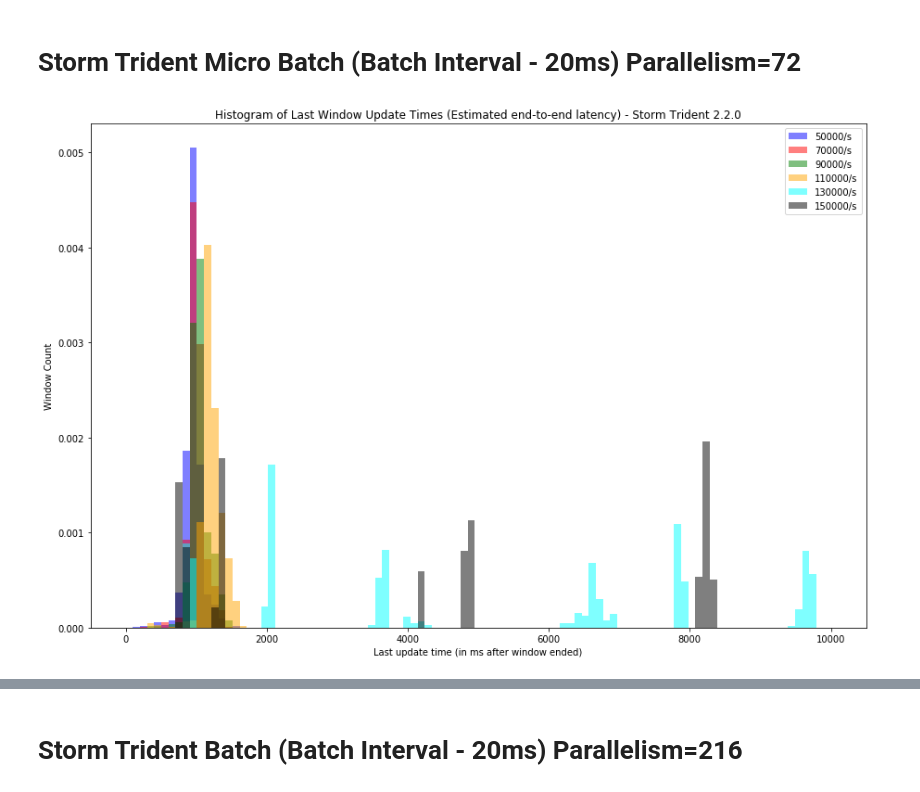
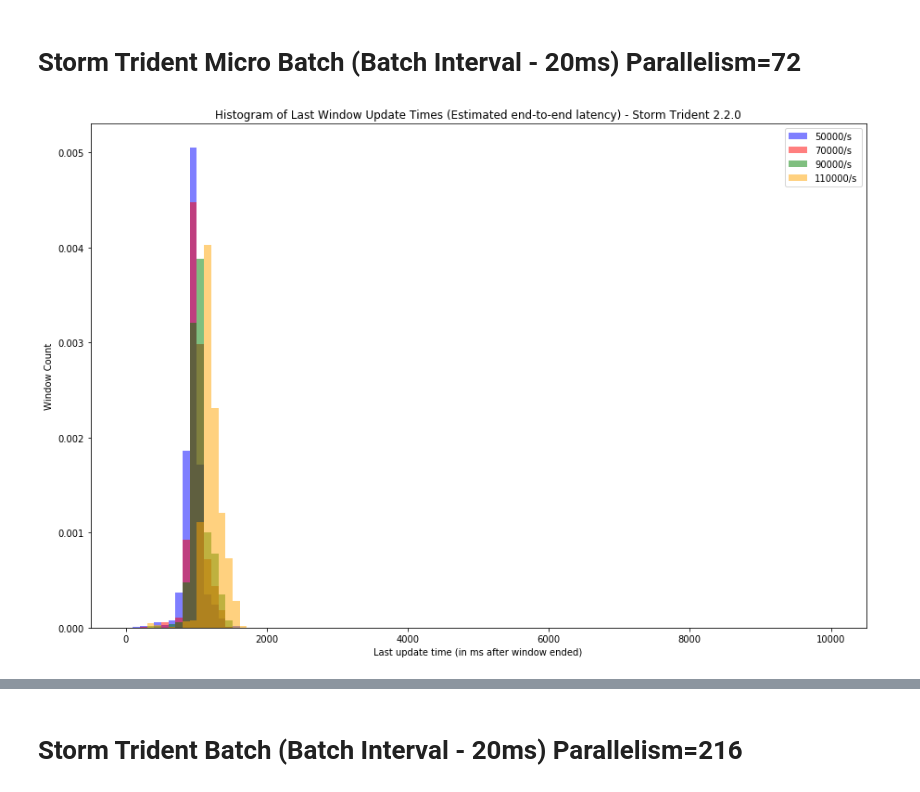
Before and after one commit to yahoo/streaming-benchmarks, a Jupyter notebook: pynotebooks/Benchmark_combined.ipynb, the cells around one changed output, grey strips where cells are left out. Drawn from its saved outputs; the diff is of its cells as text; code cells hidden in the pictures.

```diff
--- a/pynotebooks/Benchmark_combined.ipynb
+++ b/pynotebooks/Benchmark_combined.ipynb
@@ -1284,28 +1285,28 @@ Percentiles:  [ 1. 10. 25. 50. 75. 90. 99.]
 # %%
 window_size_ms = 10000   #10 seconds (for me). Adjust to match your benchmark and common component.
 
 files = [("../runs/results/TRIDENT_STORM/50000/updated.txt", "blue", "50000"),
          ("../runs/results/TRIDENT_STORM/70000/updated.txt", "red", "70000"),
          ("../runs/results/TRIDENT_STORM/90000/updated.txt", "green", "90000"),
          ("../runs/results/TRIDENT_STORM/110000/updated.txt", "orange", "110000"),
-         ("../runs/results/TRIDENT_STORM/130000/updated.txt", "cyan", "130000"),
-         ("../runs/results/TRIDENT_STORM/150000/updated.txt", "black", "150000")
+         #("../runs/results/TRIDENT_STORM/130000/updated.txt", "cyan", "130000"),
+         #("../runs/results/TRIDENT_STORM/150000/updated.txt", "black", "150000")
         ]
 
 filtered = [(get_filtered_updated(filename, window_size_ms), color, label) for (filename, color, label) in files]
 bins = np.linspace(0, 10000, 100)
 
 plt.figure(num=None, figsize=(15, 10))
 #print(filtered)
 for (filter_each, color, label) in filtered:
     plt.hist(filter_each, bins, density=1, facecolor=color, alpha=0.5, label=label+"/s")
 plt.xlabel('Last update time (in ms after window ended)')
 plt.ylabel('Window Count')
 plt.title('Histogram of Last Window Update Times (Estimated end-to-end latency) - Storm Trident 2.2.0')
 plt.legend(loc="upper right")
 plt.show()
 # %% [output]
-[figure, old version]
+[figure, new version]
 # %%
 def draw_line(points, percentiles, label):
     plt.plot(np.linspace(0,100, len(points)), points, label=(label + "/s"))
```
Also changed, not shown: parts of 20 cells of this notebook, 6 other files.
